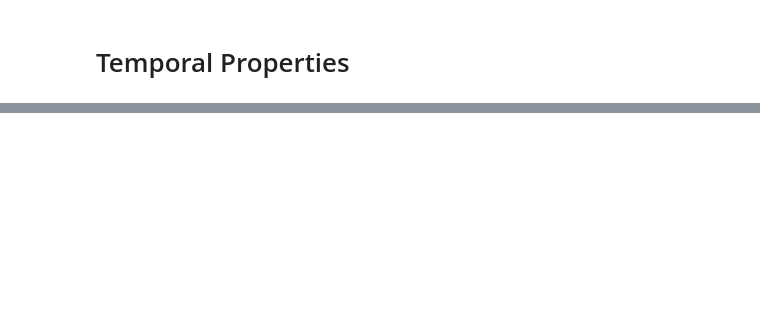
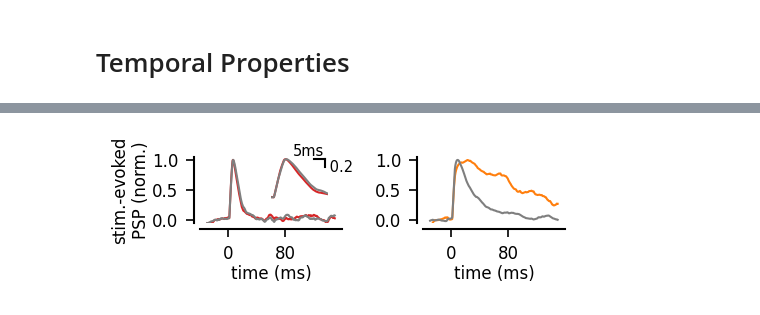
Before and after one commit to yzerlaut/pv-sst-dendrites, a Jupyter notebook: biophysical_modelling/detailed_model/Stim-on-Background.ipynb, the cells around one changed output, grey strips where cells are left out. Cells and saved outputs as stored; diff of their text form; code cells hidden in the pictures; blank space fills up the shorter version.

```diff
--- a/biophysical_modelling/detailed_model/Stim-on-Background.ipynb
+++ b/biophysical_modelling/detailed_model/Stim-on-Background.ipynb
@@ -309,0 +310,33 @@ AX[0].set_xlim([0, 30])
+# %%
+fig, AX = pt.figure(axes=(2,1),
+                    figsize=(1.05,.7), hspace=0.2, wspace=0.9)
+
+for c, cell, iBranch, VMS, labels, colors in zip(range(2),
+                                 ['Basket', 'Martinotti'],
+                                 [1, 1],
+                                 [VMsPassiveBasket, VMsPassiveMartinotti],
+                                 [['real', 'uniform'], ['with-NMDA', 'no-NMDA']],
+                                 [['tab:red', 'tab:grey'], ['tab:orange', 'tab:grey']]):
+
+    if cell=='Basket':
+        inset = pt.inset(AX[c], (0.5, 0.3, 0.4, 0.7))
+    for l, label, color in zip(range(2), labels, colors):
+        pre_cond = (T<0)
+        peak = np.max(VMS[label][iBranch,:,:,:].mean(axis=(0,1)))
+        baseline = np.mean(VMS[label][iBranch,:,:,:].mean(axis=(0,1))[pre_cond])
+        NormVm = (VMS[label][iBranch,:,:,:].mean(axis=(0,1))-baseline)/(peak-baseline)
+        pt.plot(T, NormVm, color=color, ax=AX[c])
+        if cell=='Basket':
+            pt.plot(T, NormVm, color=color, ax=inset)
+inset.axis('off')
+pt.set_plot(inset, xlim=[-.1,25])
+pt.draw_bar_scales(inset, Xbar=5, Xbar_label='5ms',
+                   Ybar=0.2, Ybar_label=' 0.2',
+                   fontsize=7, loc='top-right')
+for ax in AX:
+    pt.set_plot(ax, yticks=[0,0.5,1], ylim=[-0.05,1.05],
+                #xlim=[-10,100] if ax==AX[0] else [-10,150],
+                xlabel='time (ms)',
+                ylabel='stim.-evoked\nPSP (norm.)' if ax==AX[0] else '')
+# %% [output]
+[figure, added]
```
Also changed, not shown: parts of 25 cells of this notebook.
